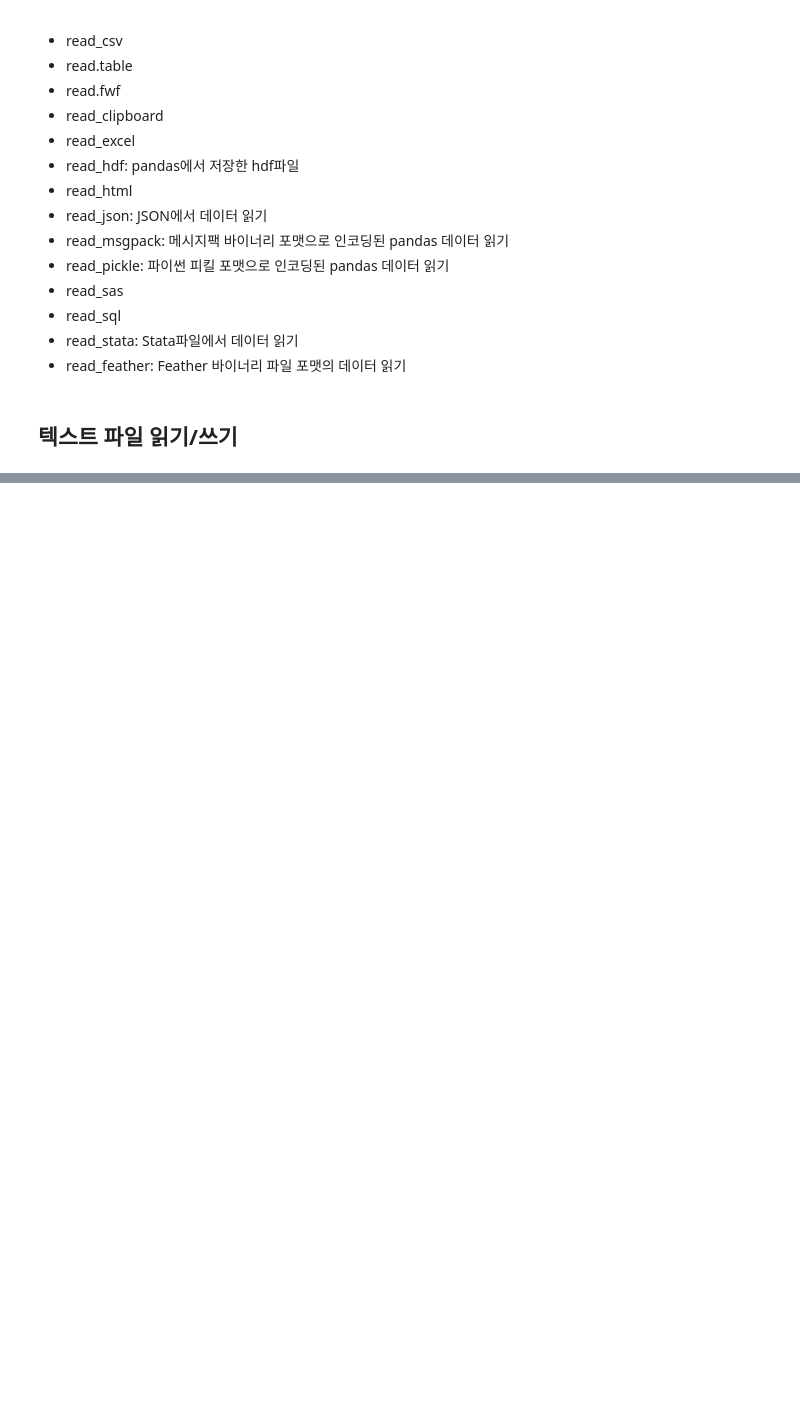
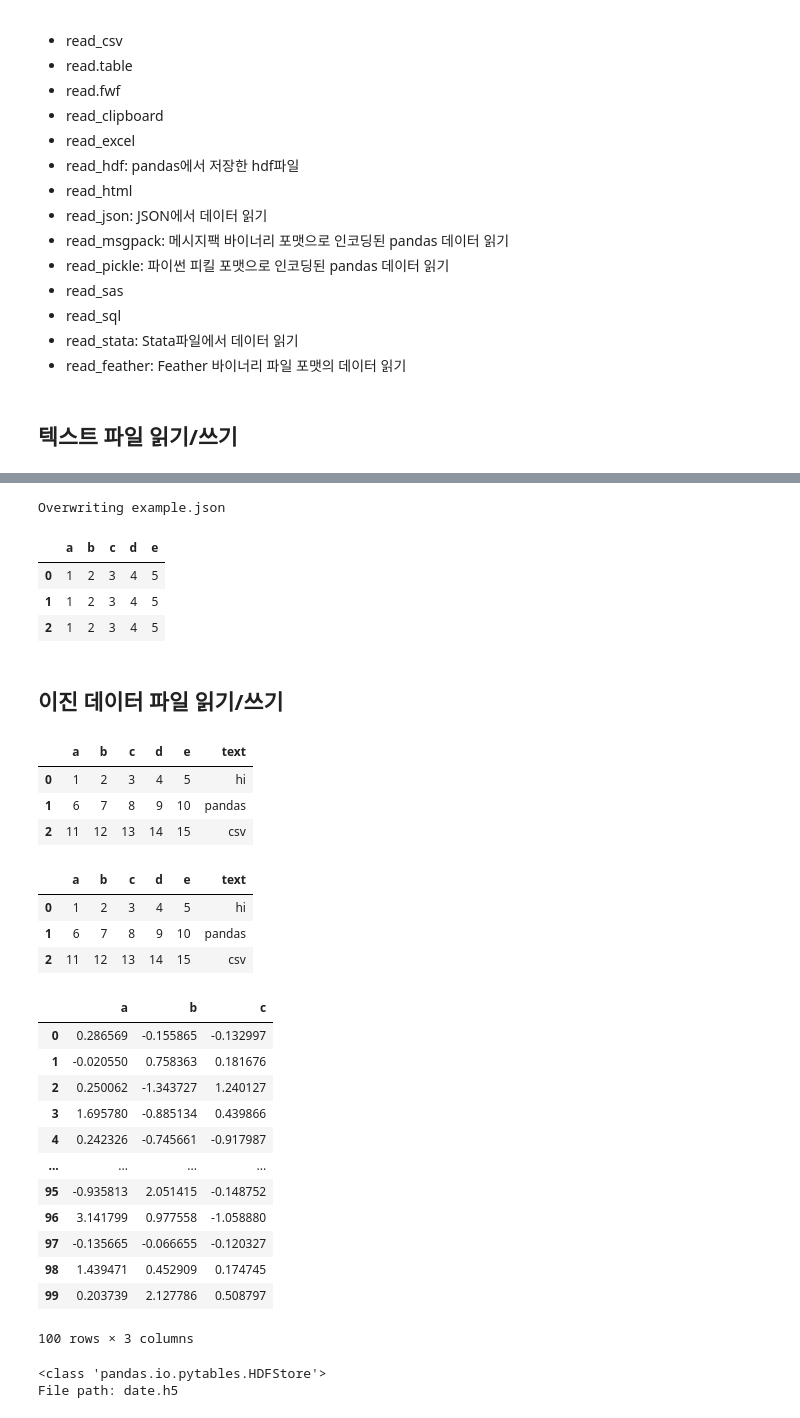
Before and after one commit to DonghyunAnn/Donghyun_Pyhthon_studying, a Jupyter notebook: Pandas_Studying.ipynb, the cells around one changed output, grey strips where cells are left out. Saved outputs shown, nothing was run; the diff lists cells and outputs as text; code cells hidden in the pictures; blank space fills up the shorter version.

```diff
--- a/Pandas_Studying.ipynb
+++ b/Pandas_Studying.ipynb
@@ -4070,0 +4234,14 @@ df.C2.rolling(100,min_periods=50).corr(df.C4).plot()
+# %%
+%%writefile example.json
+[{"a":1,"b":2,"c":3,"d":4,"e":5},
+ {"a":1,"b":2,"c":3,"d":4,"e":5},
+ {"a":1,"b":2,"c":3,"d":4,"e":5}]
+# %% [output]
+Overwriting example.json
+# %%
+pd.read_json('example.json')
+# %% [output]
+|  | a | b | c | d | e |
+| 0 | 1 | 2 | 3 | 4 | 5 |
+| 1 | 1 | 2 | 3 | 4 | 5 |
+| 2 | 1 | 2 | 3 | 4 | 5 |
@@ -4070,0 +4252,47 @@ df.C2.rolling(100,min_periods=50).corr(df.C4).plot()
+# %% [markdown]
+## 이진 데이터 파일 읽기/쓰기
+# %%
+df= pd.read_csv('example1.csv')
+df
+# %% [output]
+|  | a | b | c | d | e | text |
+| 0 | 1 | 2 | 3 | 4 | 5 | hi |
+| 1 | 6 | 7 | 8 | 9 | 10 | pandas |
+| 2 | 11 | 12 | 13 | 14 | 15 | csv |
+# %%
+df.to_pickle('df_pickle')
+pd.read_pickle('df_pickle')
+# %% [output]
+|  | a | b | c | d | e | text |
+| 0 | 1 | 2 | 3 | 4 | 5 | hi |
+| 1 | 6 | 7 | 8 | 9 | 10 | pandas |
+| 2 | 11 | 12 | 13 | 14 | 15 | csv |
+# %%
+df=pd.DataFrame({'a':np.random.randn(100),
+                 'b':np.random.randn(100),
+                 'c':np.random.randn(100)})
+df
+# %% [output]
+|  | a | b | c |
+| 0 | 0.286569 | -0.155865 | -0.132997 |
+| 1 | -0.020550 | 0.758363 | 0.181676 |
+| 2 | 0.250062 | -1.343727 | 1.240127 |
+| 3 | 1.695780 | -0.885134 | 0.439866 |
+| 4 | 0.242326 | -0.745661 | -0.917987 |
+| ... | ... | ... | ... |
+| 95 | -0.935813 | 2.051415 | -0.148752 |
+| 96 | 3.141799 | 0.977558 | -1.058880 |
+| 97 | -0.135665 | -0.066655 | -0.120327 |
+| 98 | 1.439471 | 0.452909 | 0.174745 |
+| 99 | 0.203739 | 2.127786 | 0.508797 |
+100 rows × 3 columns
+# %%
+h=pd.HDFStore('date.h5')
+h['obj1']=df
+h['obj1_col1']=df['a']
+h['obj1_col2']=df['b']
+h['obj1_col3']=df['c']
+h
+# %% [output]
+<class 'pandas.io.pytables.HDFStore'>
+File path: date.h5
```
Also changed, not shown: parts of 26 cells of this notebook, 14 other files.
